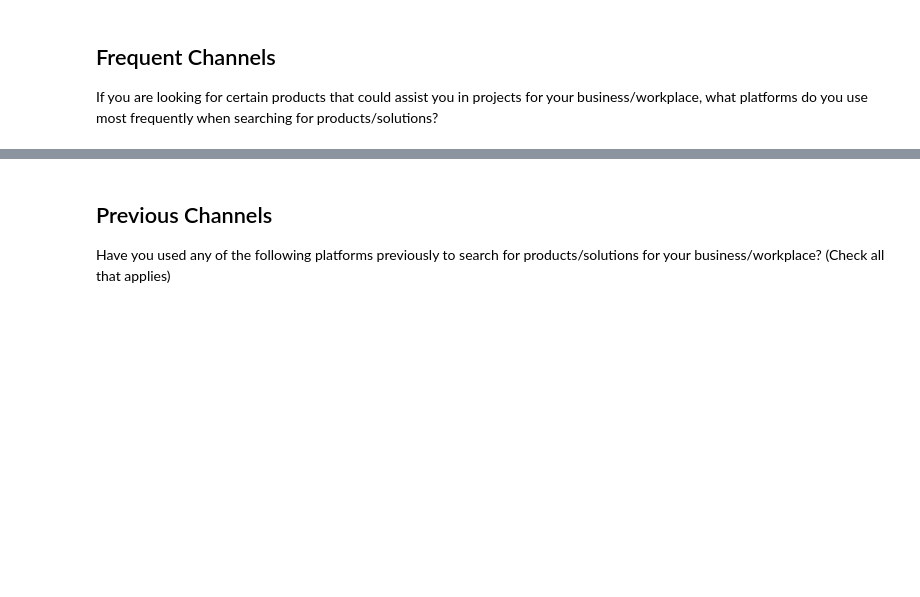
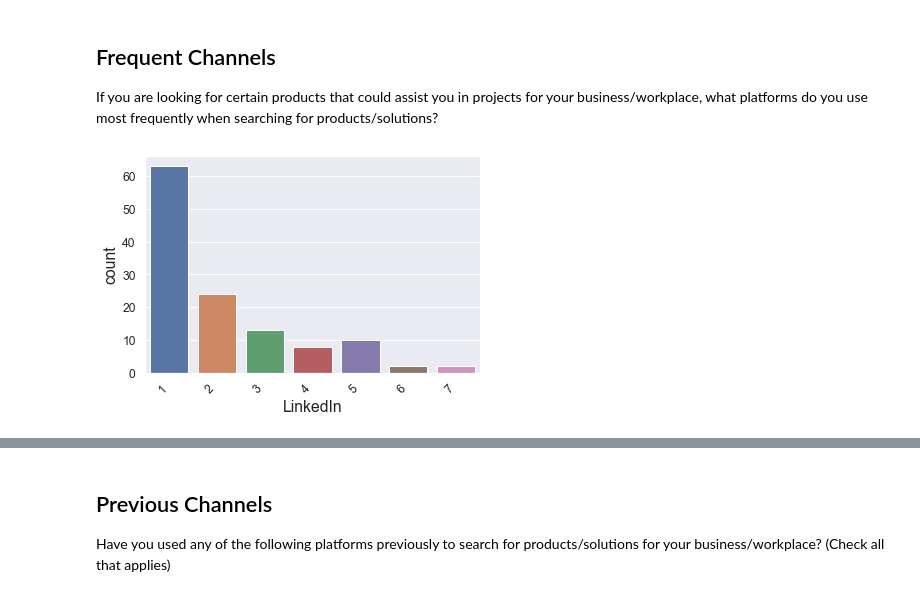
Before and after one commit to markhary/mktg3554_survey, a Jupyter notebook: holly.ipynb, the cells around one changed output, grey strips where cells are left out. Cells and saved outputs as stored; diff of their text form; code cells hidden in the pictures; blank space fills up the shorter version.

```diff
--- a/holly.ipynb
+++ b/holly.ipynb
@@ -391,0 +593,88 @@ If you are looking for certain products that could assist you in projects for yo
+# %%
+# Frequent_Channel_LinkedIn                  0
+# Frequent_Channel__FB_IG                    0
+# Frequent_Channel_Twitter                   0
+# Frequent_Channel_Google                    0
+# Frequent_Channel_YouTube                   0
+# Frequent_Channel_Blogs                     0
+# Frequent_Channel_Press                     0
+columns=["LinkedIn", "FB_IG", "Twitter", "Google", "YouTube", "Blogs", "Press"]
+frequent = pd.DataFrame(columns=columns)
+frequent["LinkedIn"] = survey_data["Frequent_Channel_LinkedIn"].replace(to_replace={
+    '1 - Not frequent at all': 1,
+    'Slightly frequent': 2,
+    'Moderately frequent': 3,
+    'Frequent': 4,
+    'Very frequent': 5,
+    'Extremely frequent': 6,
+    '7 - Most frequent': 7
+})
+create_countplot(frequent, "LinkedIn", True, save_filename="Frequent_Channel_LinkedIn");
+
+frequent["FB_IG"] = survey_data["Frequent_Channel__FB_IG"].replace(to_replace={
+    '1 - Not frequent at all': 1,
+    'Slightly frequent': 2,
+    'Moderately frequent': 3,
+    'Frequent': 4,
+    'Very frequent': 5,
+    'Extremely frequent': 6,
+    '7 - Most frequent': 7
+})
+create_countplot(frequent, "FB_IG", True, save_filename="Frequent_Channel__FB_IG");
+
+frequent["Twitter"] = survey_data["Frequent_Channel_Twitter"].replace(to_replace={
+    '1 - Not frequent at all': 1,
+    'Slightly frequent': 2,
+    'Moderately frequent': 3,
+    'Frequent': 4,
+    'Very frequent': 5,
+    'Extremely frequent': 6,
+    '7 - Most frequent': 7
+})
+create_countplot(frequent, "Twitter", True, save_filename="Frequent_Channel_Twitter");
+
+frequent["Google"] = survey_data["Frequent_Channel_Google"].replace(to_replace={
+    '1 - Not frequent at all': 1,
+    'Slightly frequent': 2,
+    'Moderately frequent': 3,
+    'Frequent': 4,
+    'Very frequent': 5,
+    'Extremely frequent': 6,
+    '7 - Most frequent': 7
+})
+create_countplot(frequent, "Google", True, save_filename="Frequent_Channel_Google");
+
+frequent["YouTube"] = survey_data["Frequent_Channel_YouTube"].replace(to_replace={
+    '1 - Not frequent at all': 1,
+    'Slightly frequent': 2,
+    'Moderately frequent': 3,
+    'Frequent': 4,
+    'Very frequent': 5,
+    'Extremely frequent': 6,
+    '7 - Most frequent': 7
+})
+create_countplot(frequent, "YouTube", True, save_filename="Frequent_Channel_YouTube");
+
+frequent["Blogs"] = survey_data["Frequent_Channel_Blogs"].replace(to_replace={
+    '1 - Not frequent at all': 1,
+    'Slightly frequent': 2,
+    'Moderately frequent': 3,
+    'Frequent': 4,
+    'Very frequent': 5,
+    'Extremely frequent': 6,
+    '7 - Most frequent': 7
+})
+create_countplot(frequent, "Blogs", True, save_filename="Frequent_Channel_Blogs");
+
+frequent["Press"] = survey_data["Frequent_Channel_Press"].replace(to_replace={
+    '1 - Not frequent at all': 1,
+    'Slightly frequent': 2,
+    'Moderately frequent': 3,
+    'Frequent': 4,
+    'Very frequent': 5,
+    'Extremely frequent': 6,
+    '7 - Most frequent': 7
+})
+create_countplot(frequent, "Press", True, save_filename="Frequent_Channel_Press");
+# %% [output]
+[figure, added]
```
Also changed, not shown: parts of 14 cells of this notebook.
